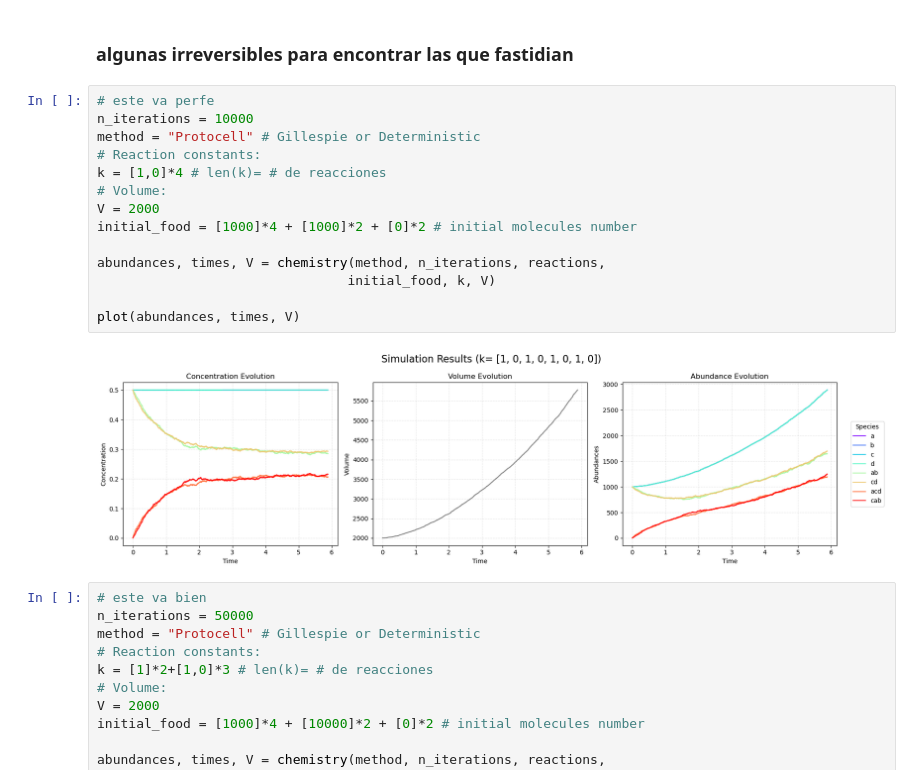
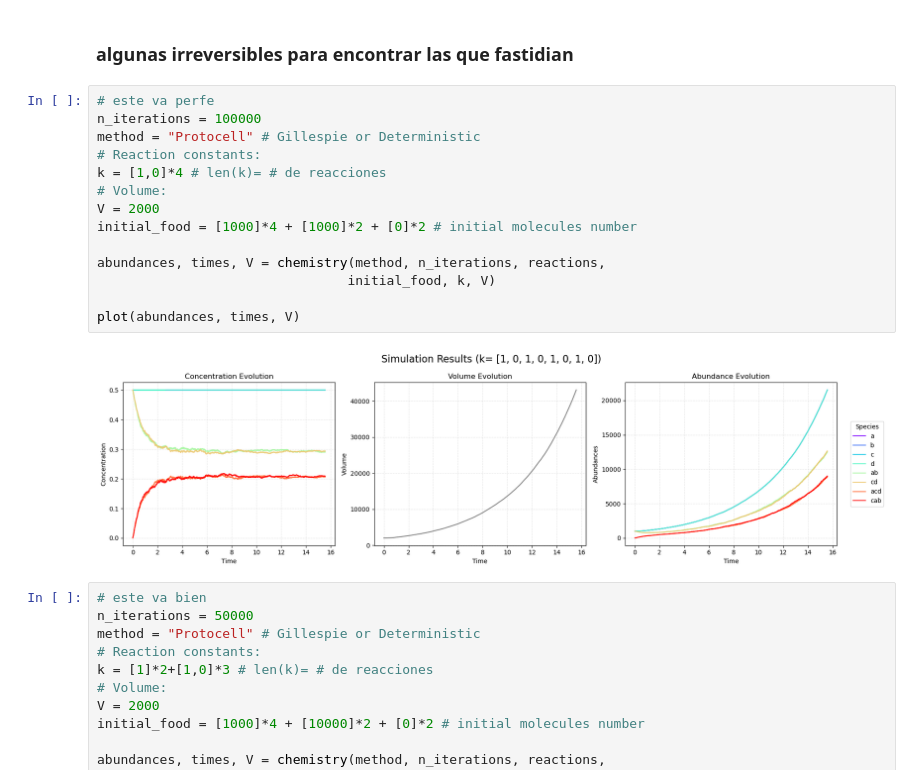
Before and after one commit to CAB-GCA/catalytic_world, a Jupyter notebook: autocat_abcd.ipynb, the cells around one changed output. Cells and saved outputs as stored; diff of their text form.

```diff
--- a/autocat_abcd.ipynb
+++ b/autocat_abcd.ipynb
@@ -130,20 +130,20 @@ La probabilidad total es 0 !!
 ### algunas irreversibles para encontrar las que fastidian
 # %%
 # este va perfe
-n_iterations = 10000
+n_iterations = 100000
 method = "Protocell" # Gillespie or Deterministic
 # Reaction constants:
 k = [1,0]*4 # len(k)= # de reacciones
 # Volume:
 V = 2000
 initial_food = [1000]*4 + [1000]*2 + [0]*2 # initial molecules number
 
 abundances, times, V = chemistry(method, n_iterations, reactions,
                                 initial_food, k, V)
 
 plot(abundances, times, V)
 # %% [output]
-[figure, old version]
+[figure, new version]
 # %%
 # este va bien
 n_iterations = 50000
```
Also changed, not shown: parts of 2 cells of this notebook, 22 other files.
